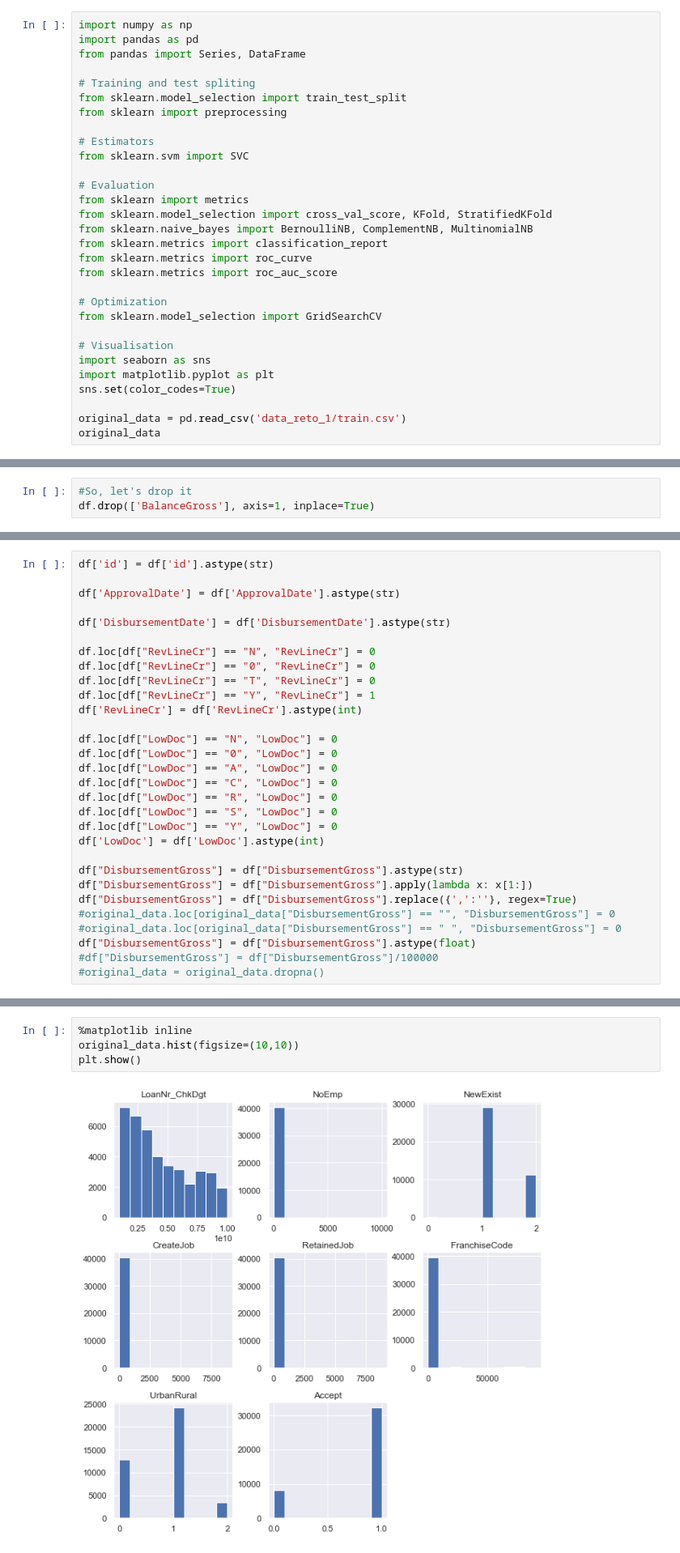
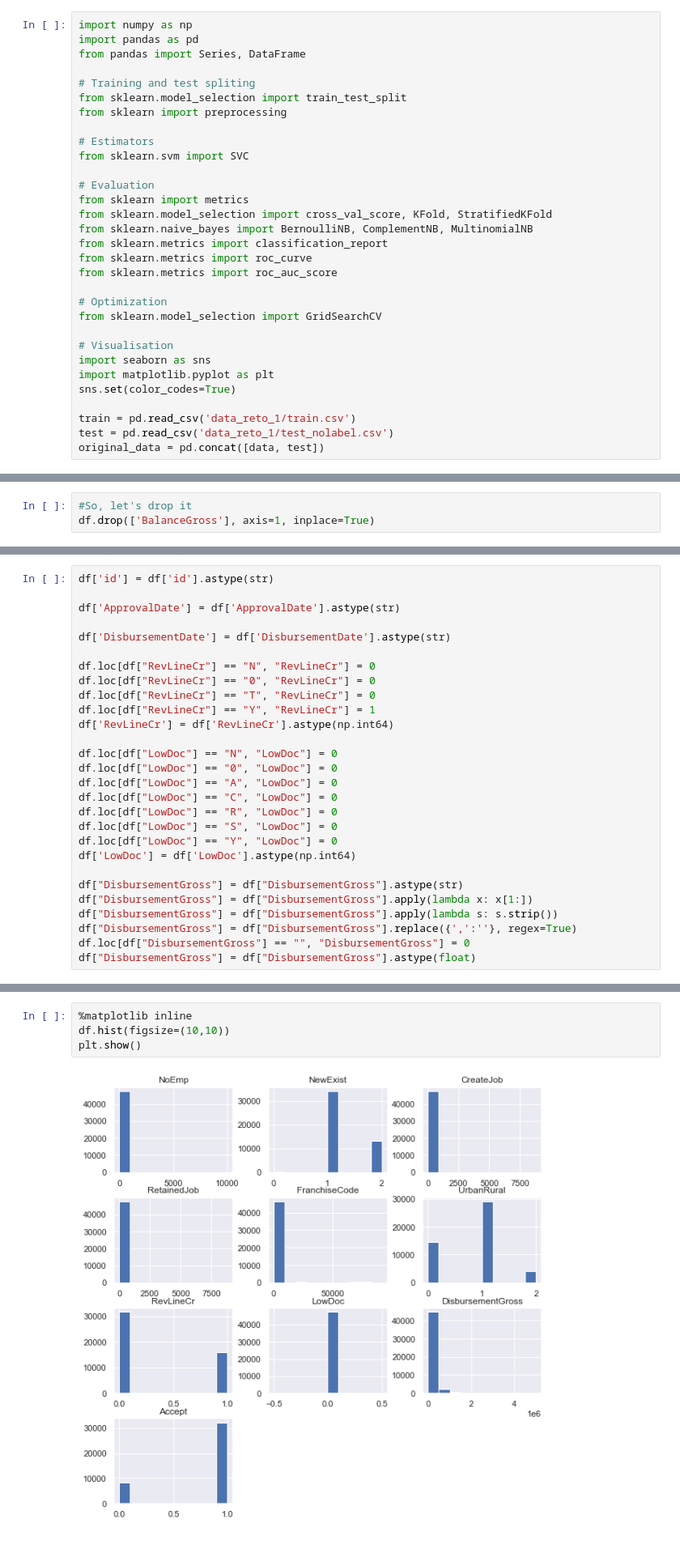
Before and after one commit to steanleo/KaggleChallenge, a Jupyter notebook: notebook/Reto_creditos.ipynb, the cells around one changed output, grey strips where cells are left out. Shown: that part at 81% size. Cells and saved outputs as stored; diff of their text form.

```diff
--- a/notebook/Reto_creditos.ipynb
+++ b/notebook/Reto_creditos.ipynb
@@ -58,5 +58,6 @@ import seaborn as sns
 import matplotlib.pyplot as plt
 sns.set(color_codes=True)
 
-original_data = pd.read_csv('data_reto_1/train.csv')
-original_data
+train = pd.read_csv('data_reto_1/train.csv')
+test = pd.read_csv('data_reto_1/test_nolabel.csv')
+original_data = pd.concat([data, test])
@@ -276,7 +285,7 @@ df.loc[df["RevLineCr"] == "N", "RevLineCr"] = 0
 df.loc[df["RevLineCr"] == "0", "RevLineCr"] = 0
 df.loc[df["RevLineCr"] == "T", "RevLineCr"] = 0
 df.loc[df["RevLineCr"] == "Y", "RevLineCr"] = 1
-df['RevLineCr'] = df['RevLineCr'].astype(int)
+df['RevLineCr'] = df['RevLineCr'].astype(np.int64)
 
 df.loc[df["LowDoc"] == "N", "LowDoc"] = 0
 df.loc[df["LowDoc"] == "0", "LowDoc"] = 0
@@ -285,16 +294,14 @@ df.loc[df["LowDoc"] == "C", "LowDoc"] = 0
 df.loc[df["LowDoc"] == "R", "LowDoc"] = 0
 df.loc[df["LowDoc"] == "S", "LowDoc"] = 0
 df.loc[df["LowDoc"] == "Y", "LowDoc"] = 0
-df['LowDoc'] = df['LowDoc'].astype(int)
+df['LowDoc'] = df['LowDoc'].astype(np.int64)
 
 df["DisbursementGross"] = df["DisbursementGross"].astype(str)
 df["DisbursementGross"] = df["DisbursementGross"].apply(lambda x: x[1:])
+df["DisbursementGross"] = df["DisbursementGross"].apply(lambda s: s.strip())
 df["DisbursementGross"] = df["DisbursementGross"].replace({',':''}, regex=True)
-#original_data.loc[original_data["DisbursementGross"] == "", "DisbursementGross"] = 0
-#original_data.loc[original_data["DisbursementGross"] == " ", "DisbursementGross"] = 0
+df.loc[df["DisbursementGross"] == "", "DisbursementGross"] = 0
 df["DisbursementGross"] = df["DisbursementGross"].astype(float)
-#df["DisbursementGross"] = df["DisbursementGross"]/100000
-#original_data = original_data.dropna()
 # %%
 df.info()
 df.isnull().any()
@@ -348,8 +343,8 @@ df.describe()
 # %%
 %matplotlib inline
-original_data.hist(figsize=(10,10))
+df.hist(figsize=(10,10))
 plt.show()
 # %% [output]
-[figure, old version]
+[figure, new version]
 # %% [markdown]
 # 3º Paso: Algoritmo ML
```
Also changed, not shown: parts of 38 cells of this notebook, 1 other file.
